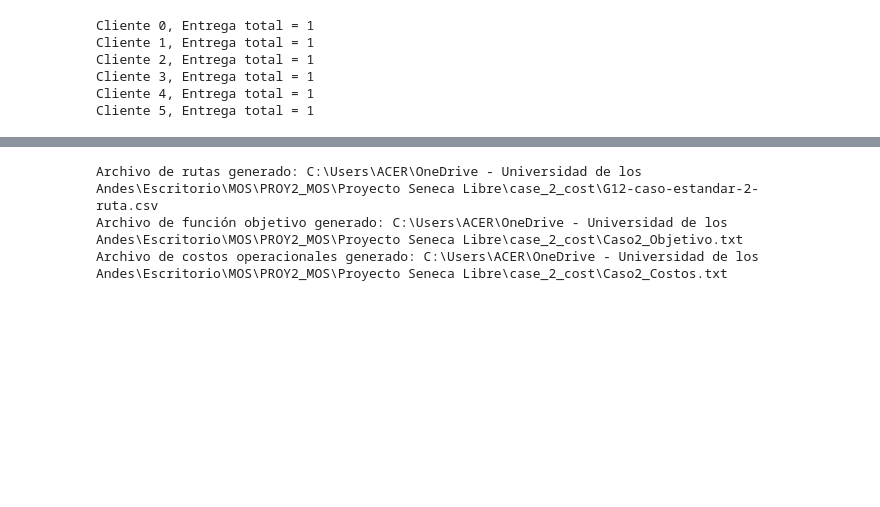
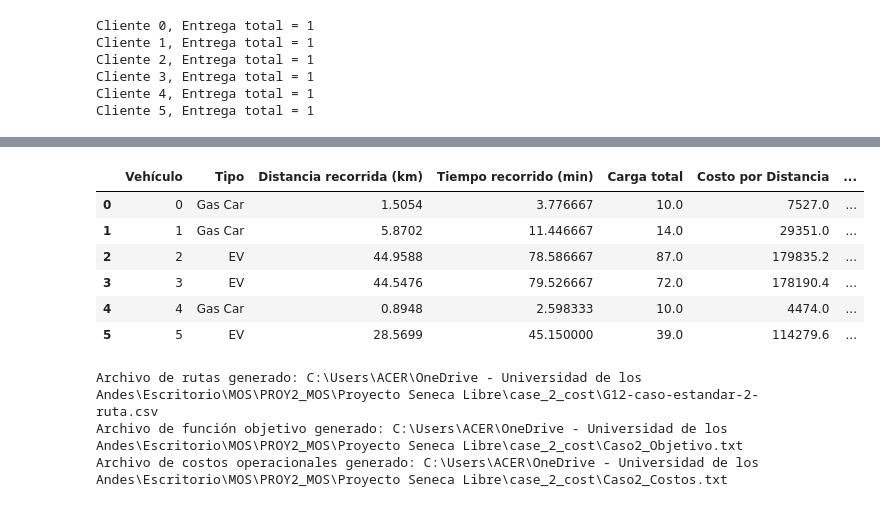
Before and after one commit to Pipeperez1305/PROY2_MOS, a Jupyter notebook: Proyecto Seneca Libre/MOS-Proyecto2.ipynb, the cells around one changed output, grey strips where cells are left out. Cells and saved outputs as stored; diff of their text form; code cells hidden in the pictures; blank space fills up the shorter version.

```diff
--- a/Proyecto Seneca Libre/MOS-Proyecto2.ipynb
+++ b/Proyecto Seneca Libre/MOS-Proyecto2.ipynb
@@ -1181,5 +1215,35 @@ Rutas seleccionadas para el viajero 4: [(36, 7), (38, 36), (7, 38)]
 Rutas seleccionadas para el viajero 5: [(16, 39), (23, 34), (33, 16), (34, 33), (39, 4), (42, 23), (4, 42)]
 [interactive output not drawn]
+# %%
+#Generar dataframe con el resporte de costos para cada vehículo
+costos2 = []
+
+for v in model2.V:
+    tipo_vehiculo = vehiculos_info2.iloc[v]["VehicleType"]
+    distancia_recorrida = sum(model2.distances[i, j] * model2.x[i, j, v].value for i in model2.N for j in model2.N if i != j)
+    tiempo_recorrido = sum(model2.durations[i, j] * model2.x[i, j, v].value for i in model2.N for j in model2.N if i != j)
+    carga_total = sum(model2.demand[i] * model2.x[i, j, v].value for i in model2.C for j in model2.N if i != j)
+    costo_km = sum(model2.cost_per_km[v] * model2.distances[i, j] * model2.x[i, j, v].value for i in model2.N for j in model2.N if i != j)
+    costo_min = sum(model2.cost_per_min[v] * model2.durations[i, j] * model2.x[i, j, v].value for i in model2.N for j in model2.N if i != j)
+    costo_mantenimiento = model2.maintenance_cost[v] * model2.v_use[v].value
+    costo_carga = sum(model2.cost_per_load * model2.demand[i] * model2.x[i, j, v].value for i in model2.C for j in model2.N if i != j)
+    costo_combustible = sum(model2.cost_per_combustible[v] * model2.distances[i, j] * model2.x[i, j, v].value * (1/vehiculos_info2.iloc[v]["Gas Efficiency [km/gal]"]) for i in model2.N for j in model2.N if i != j)
+    costo_recarga = sum(model2.cost_per_min[v] * ((model2.distances[i, j] * model2.x[i, j, v].value * (1/vehiculos_info2.iloc[v]["Gas Efficiency [km/gal]"])) * (1/vehiculos_info2.iloc[v]["Recharge/Fuel Time [min/10 percent charge]"])) for i in model2.N for j in model2.N if i != j)
+    costo_total = costo_km + costo_min + costo_mantenimiento + costo_carga + costo_combustible + costo_recarga
+    costos2.append([v, tipo_vehiculo, distancia_recorrida, tiempo_recorrido,carga_total, costo_km, costo_min, costo_mantenimiento, costo_carga, costo_combustible, costo_recarga, costo_total])
+
+costos_df2 = pd.DataFrame(costos2, columns=["Vehículo", "Tipo", "Distancia recorrida (km)","Tiempo recorrido (min)", "Carga total","Costo por Distancia", "Costo por Tiempo", "Costo de mantenimiento", "Costo de carga", "Costo de combustible", "Costo de Tiempo recarga de combustible", "Costo total"])
+
+costos_df2.fillna(0, inplace=True)
+costos_df2
+# %% [output]
+|  | Vehículo | Tipo | Distancia recorrida (km) | Tiempo recorrido (min) | Carga total | Costo por Distancia | ... |
+| 0 | 0 | Gas Car | 1.5054 | 3.776667 | 10.0 | 7527.0 | ... |
+| 1 | 1 | Gas Car | 5.8702 | 11.446667 | 14.0 | 29351.0 | ... |
+| 2 | 2 | EV | 44.9588 | 78.586667 | 87.0 | 179835.2 | ... |
+| 3 | 3 | EV | 44.5476 | 79.526667 | 72.0 | 178190.4 | ... |
+| 4 | 4 | Gas Car | 0.8948 | 2.598333 | 10.0 | 4474.0 | ... |
+| 5 | 5 | EV | 28.5699 | 45.150000 | 39.0 | 114279.6 | ... |
 # %%
 import csv
 
```
Also changed, not shown: parts of 14 cells of this notebook, 2 other files.
